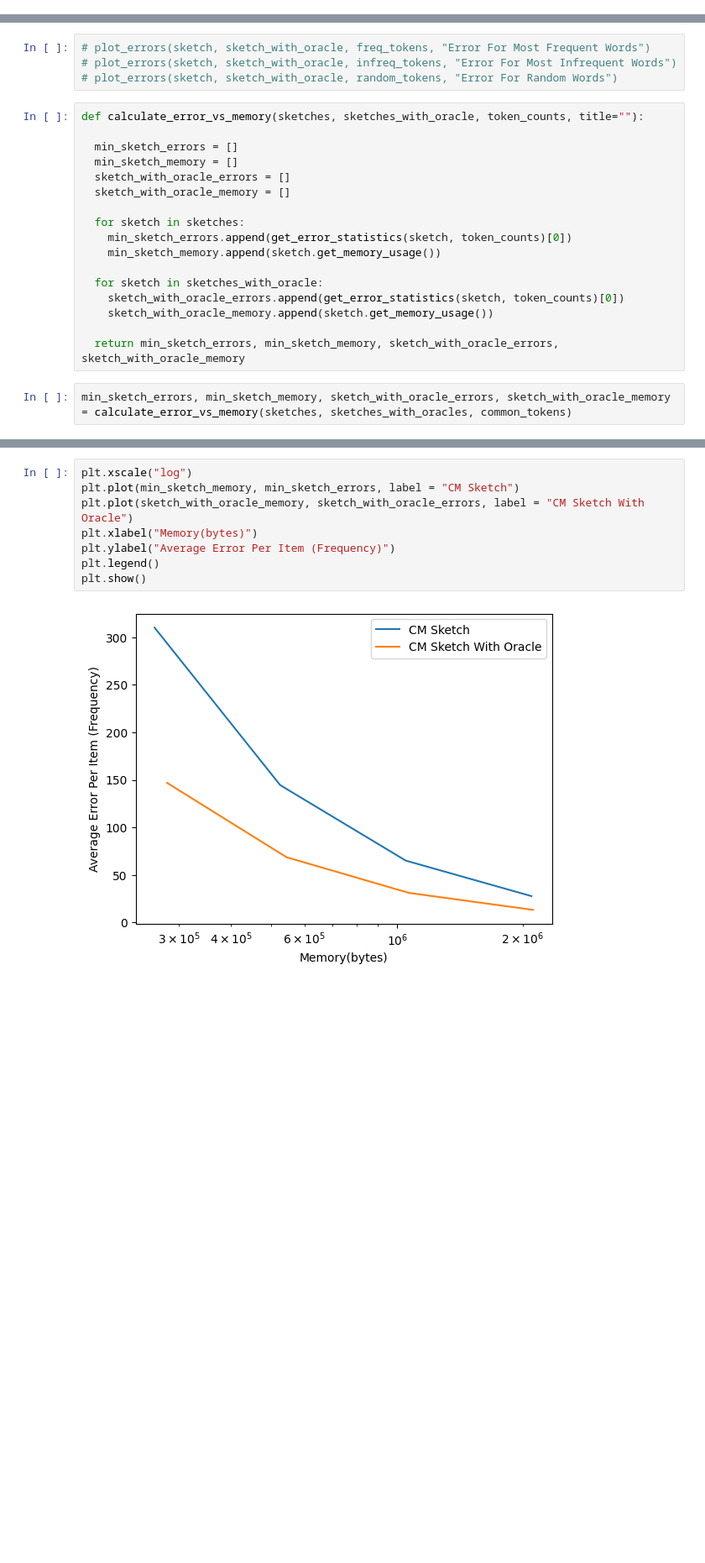
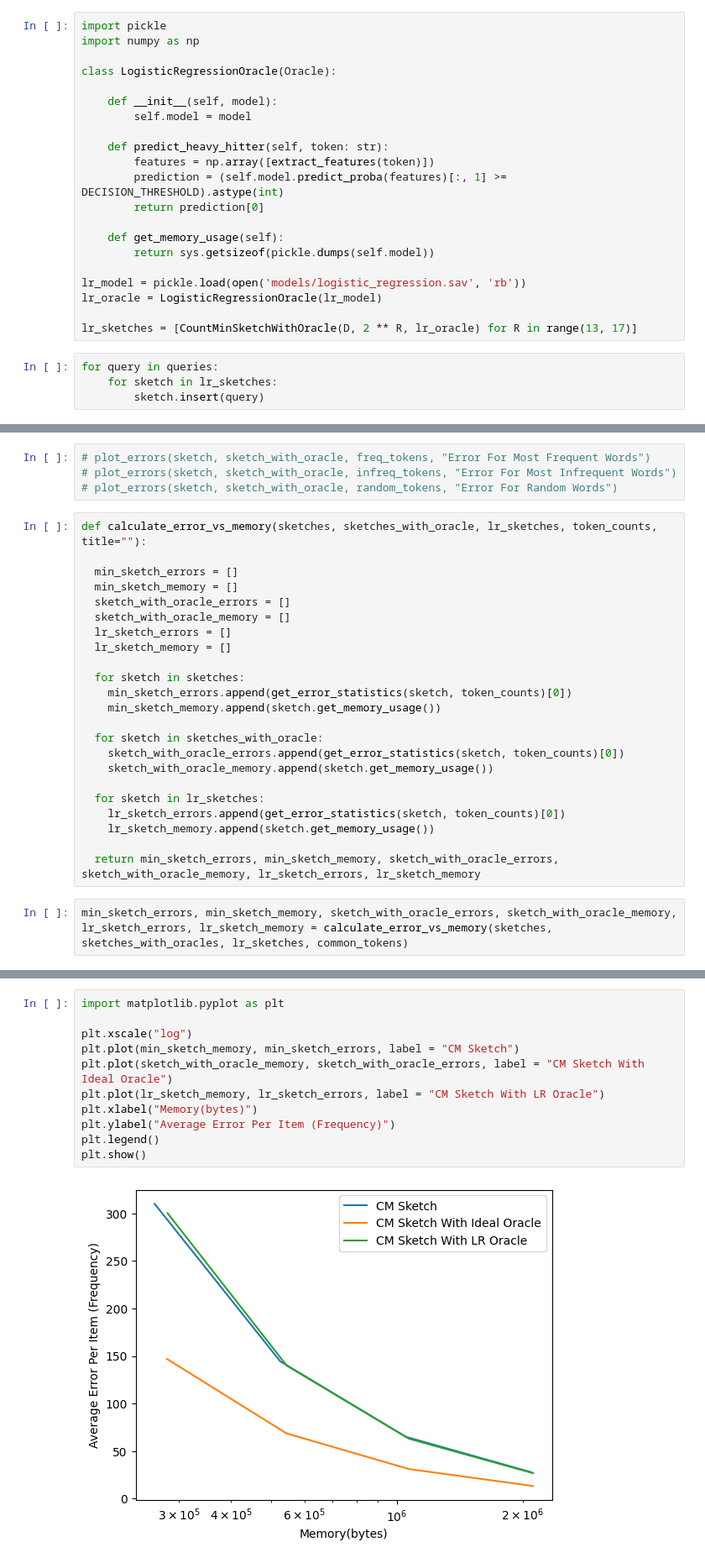
Before and after one commit to tahahasan360/machine-learning-cms, a Jupyter notebook: test.ipynb, the cells around one changed output, grey strips where cells are left out. Shown at 84% size. Cells and saved outputs as stored; diff of their text form; blank space fills up the shorter version.

Commit message:
some logistic regression

```diff
--- a/test.ipynb
+++ b/test.ipynb
@@ -127,3 +178,28 @@ for query in queries:
+# %%
+import pickle
+import numpy as np
+
+class LogisticRegressionOracle(Oracle):
+
+    def __init__(self, model):
+        self.model = model
+
+    def predict_heavy_hitter(self, token: str):
+        features = np.array([extract_features(token)])
+        prediction = (self.model.predict_proba(features)[:, 1] >= DECISION_THRESHOLD).astype(int)
+        return prediction[0]
+
+    def get_memory_usage(self):
+        return sys.getsizeof(pickle.dumps(self.model))
+
+lr_model = pickle.load(open('models/logistic_regression.sav', 'rb'))
+lr_oracle = LogisticRegressionOracle(lr_model)
+
+lr_sketches = [CountMinSketchWithOracle(D, 2 ** R, lr_oracle) for R in range(13, 17)]
+# %%
+for query in queries:
+    for sketch in lr_sketches:
+        sketch.insert(query)
 # %%
 from statistics import mean, median
 
@@ -173,12 +249,14 @@ def get_error_statistics(sketch, token_counts):
 # plot_errors(sketch, sketch_with_oracle, infreq_tokens, "Error For Most Infrequent Words")
 # plot_errors(sketch, sketch_with_oracle, random_tokens, "Error For Random Words")
 # %%
-def calculate_error_vs_memory(sketches, sketches_with_oracle, token_counts, title=""):
+def calculate_error_vs_memory(sketches, sketches_with_oracle, lr_sketches, token_counts, title=""):
 
   min_sketch_errors = []
   min_sketch_memory = []
   sketch_with_oracle_errors = []
   sketch_with_oracle_memory = []
+  lr_sketch_errors = []
+  lr_sketch_memory = []
 
   for sketch in sketches:
     min_sketch_errors.append(get_error_statistics(sketch, token_counts)[0])
@@ -188,9 +266,13 @@ def calculate_error_vs_memory(sketches, sketches_with_oracle, token_counts, titl
     sketch_with_oracle_errors.append(get_error_statistics(sketch, token_counts)[0])
     sketch_with_oracle_memory.append(sketch.get_memory_usage())
 
-  return min_sketch_errors, min_sketch_memory, sketch_with_oracle_errors, sketch_with_oracle_memory
+  for sketch in lr_sketches:
+    lr_sketch_errors.append(get_error_statistics(sketch, token_counts)[0])
+    lr_sketch_memory.append(sketch.get_memory_usage())
+
+  return min_sketch_errors, min_sketch_memory, sketch_with_oracle_errors, sketch_with_oracle_memory, lr_sketch_errors, lr_sketch_memory
 # %%
-min_sketch_errors, min_sketch_memory, sketch_with_oracle_errors, sketch_with_oracle_memory = calculate_error_vs_memory(sketches, sketches_with_oracles, common_tokens)
+min_sketch_errors, min_sketch_memory, sketch_with_oracle_errors, sketch_with_oracle_memory, lr_sketch_errors, lr_sketch_memory = calculate_error_vs_memory(sketches, sketches_with_oracles, lr_sketches, common_tokens)
 # %%
 print(min_sketch_errors)
 print(min_sketch_memory)
@@ -204,10 +290,13 @@ print(sketch_with_oracle_memory)
 # %%
+import matplotlib.pyplot as plt
+
 plt.xscale("log")
 plt.plot(min_sketch_memory, min_sketch_errors, label = "CM Sketch")
-plt.plot(sketch_with_oracle_memory, sketch_with_oracle_errors, label = "CM Sketch With Oracle")
+plt.plot(sketch_with_oracle_memory, sketch_with_oracle_errors, label = "CM Sketch With Ideal Oracle")
+plt.plot(lr_sketch_memory, lr_sketch_errors, label = "CM Sketch With LR Oracle")
 plt.xlabel("Memory(bytes)")
 plt.ylabel("Average Error Per Item (Frequency)")
 plt.legend()
 plt.show()
 # %% [output]
-[figure, old version]
+[figure, new version]
```
Also changed, not shown: parts of 18 cells of this notebook, 5 other files.
